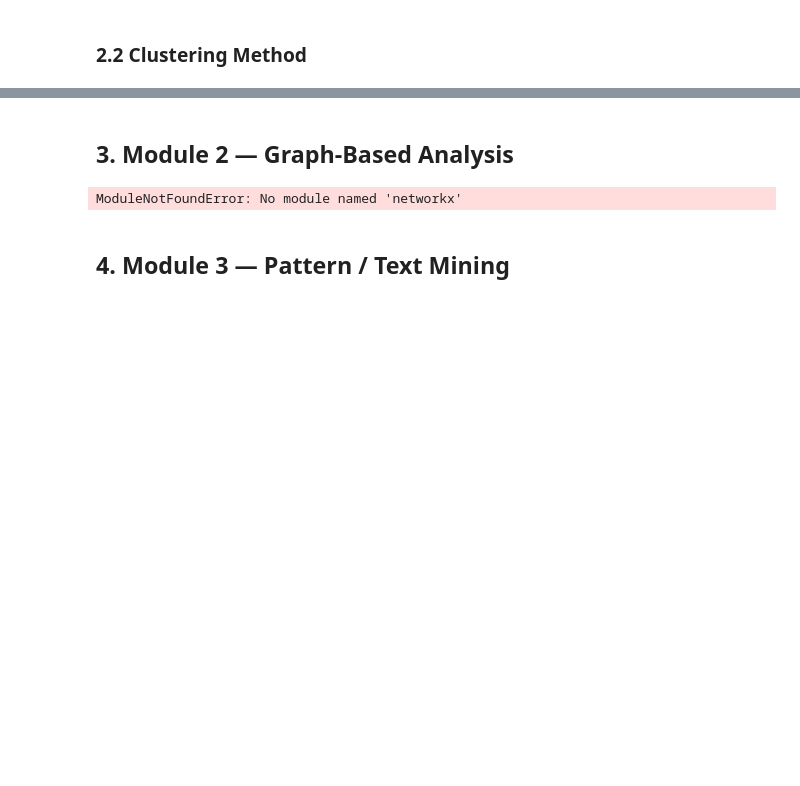
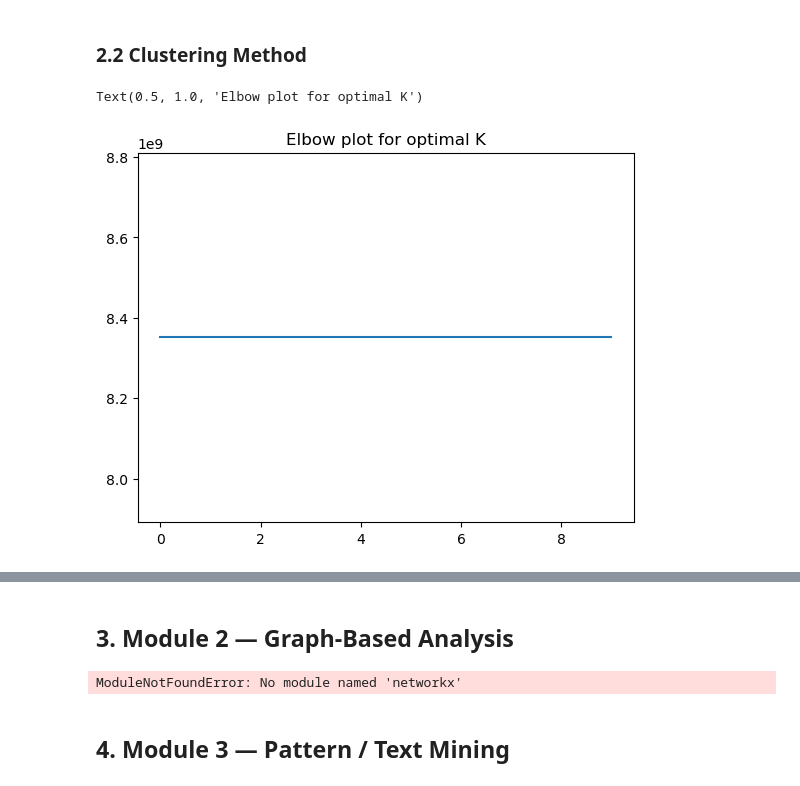
Before and after one commit to NouRALsaidD/data_mining_2026, a Jupyter notebook: data_mining_project_template.ipynb, the cells around one changed output, grey strips where cells are left out. Cells and saved outputs as stored; diff of their text form; code cells hidden in the pictures; blank space fills up the shorter version.

Commit message:
Experimented with kmeans and heirarchical clustering to preduct sum of UnitPrice against sum of Quantity

```diff
--- a/data_mining_project_template.ipynb
+++ b/data_mining_project_template.ipynb
@@ -306,3 +374,26 @@ X = None  # Replace with actual feature matrix
 # %%
 # Implement clustering algorithm here
 labels = None
+# %%
+from sklearn.cluster import KMeans
+from sklearn.metrics import silhouette_score
+
+elbow_score = []
+silhouette_scores = []
+
+K = range(10)
+
+for k in K:
+    kmeans= KMeans(n_clusters=2, random_state=0).fit(X)
+    elbow_score.append(kmeans.inertia_)
+
+    score = silhouette_score(X, kmeans.labels_)
+    silhouette_scores.append(score)
+# %%
+plt.plot(K, elbow_score)
+plt.title('Elbow plot for optimal K')
+plt.xlabel('K')
+plt.ylabel('inertia')
+# %% [output]
+Text(0.5, 1.0, 'Elbow plot for optimal K')
+[figure, added]
```
Also changed, not shown: parts of 17 cells of this notebook.
